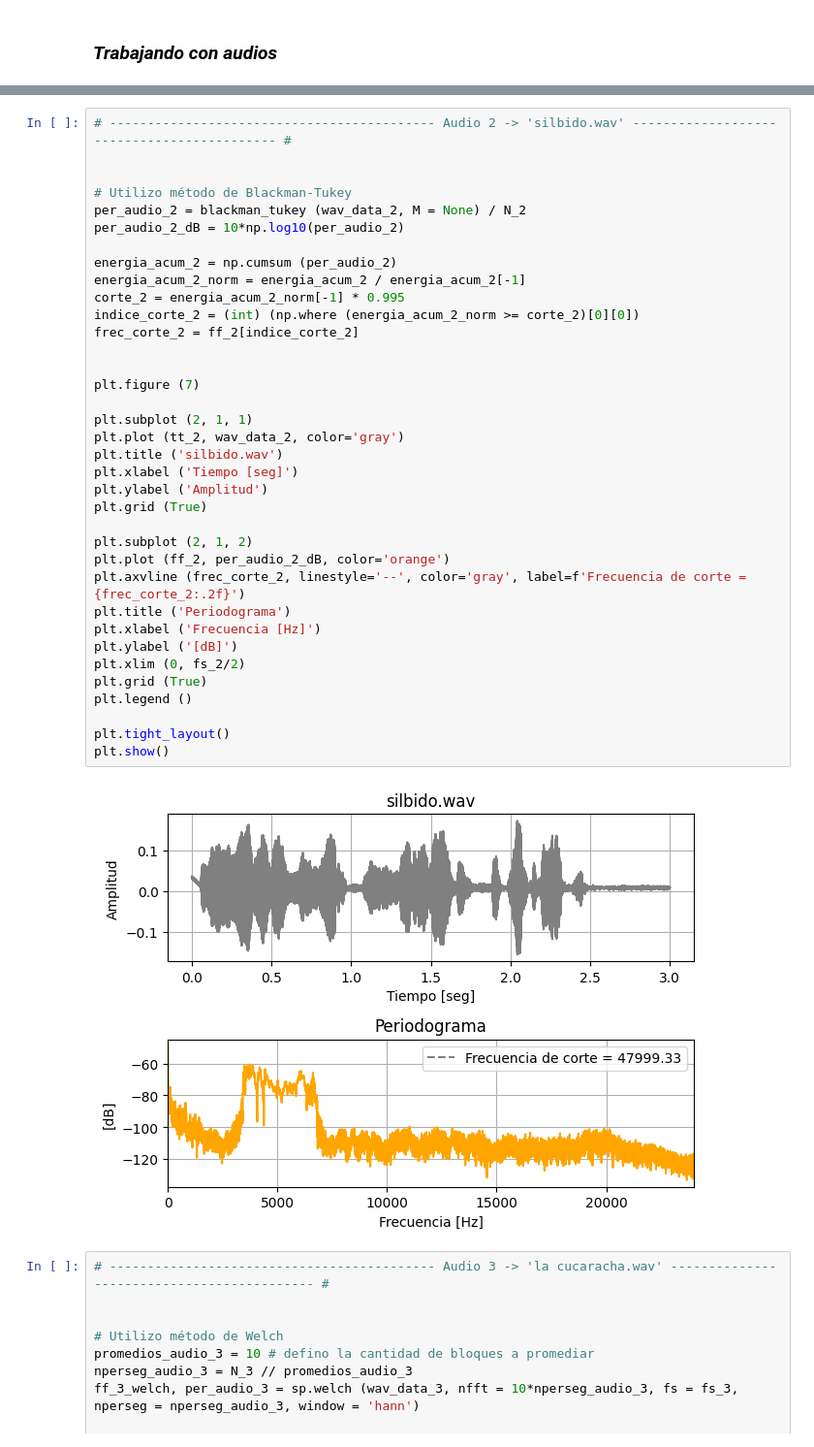
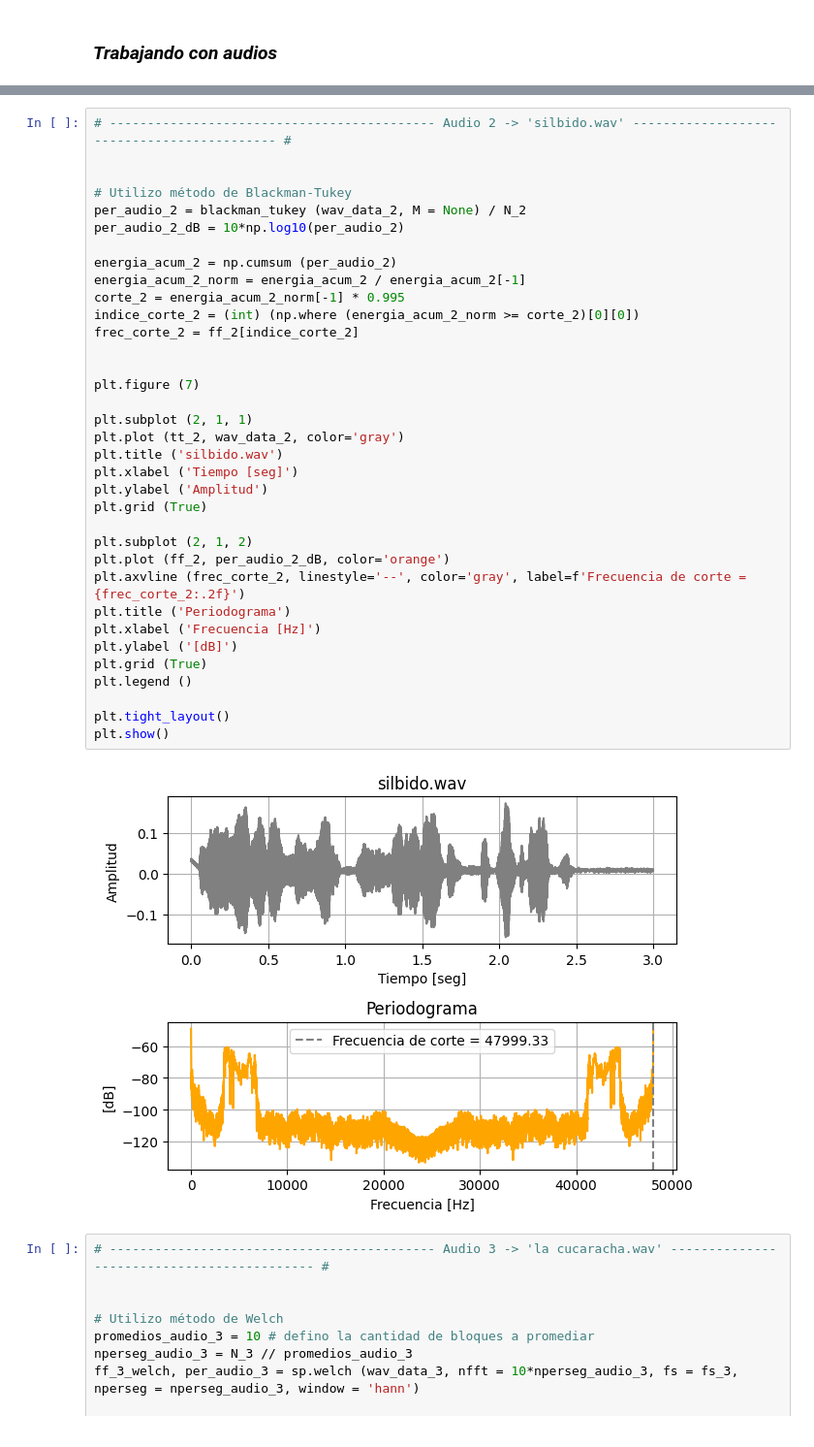
Before and after one commit to AugustoColu/Proyectos, a Jupyter notebook: Trabajos Semanales/TS5 - Ancho de banda de señales reales/TS5 - Colugnatti, Murgia.ipynb, the cells around one changed output, grey strips where cells are left out. Shown: that part at 97% size. Saved outputs shown, nothing was run; the diff lists cells and outputs as text.

```diff
--- a/Trabajos Semanales/TS5 - Ancho de banda de señales reales/TS5 - Colugnatti, Murgia.ipynb
+++ b/Trabajos Semanales/TS5 - Ancho de banda de señales reales/TS5 - Colugnatti, Murgia.ipynb
@@ -450,35 +449,34 @@ per_audio_2 = blackman_tukey (wav_data_2, M = None) / N_2
 per_audio_2_dB = 10*np.log10(per_audio_2)
 
 energia_acum_2 = np.cumsum (per_audio_2)
 energia_acum_2_norm = energia_acum_2 / energia_acum_2[-1]
 corte_2 = energia_acum_2_norm[-1] * 0.995
 indice_corte_2 = (int) (np.where (energia_acum_2_norm >= corte_2)[0][0])
 frec_corte_2 = ff_2[indice_corte_2]
 
 
 plt.figure (7)
 
 plt.subplot (2, 1, 1)
 plt.plot (tt_2, wav_data_2, color='gray')
 plt.title ('silbido.wav')
 plt.xlabel ('Tiempo [seg]')
 plt.ylabel ('Amplitud')
 plt.grid (True)
 
 plt.subplot (2, 1, 2)
 plt.plot (ff_2, per_audio_2_dB, color='orange')
 plt.axvline (frec_corte_2, linestyle='--', color='gray', label=f'Frecuencia de corte = {frec_corte_2:.2f}')
 plt.title ('Periodograma')
 plt.xlabel ('Frecuencia [Hz]')
 plt.ylabel ('[dB]')
-plt.xlim (0, fs_2/2)
 plt.grid (True)
 plt.legend ()
 
 plt.tight_layout()
 plt.show()
 # %% [output]
-[figure, old version]
+[figure, new version]
 # %%
 # ------------------------------------------- Audio 3 -> 'la cucaracha.wav' ------------------------------------------- #
 
```
Also changed, not shown: parts of 1 cell of this notebook.
